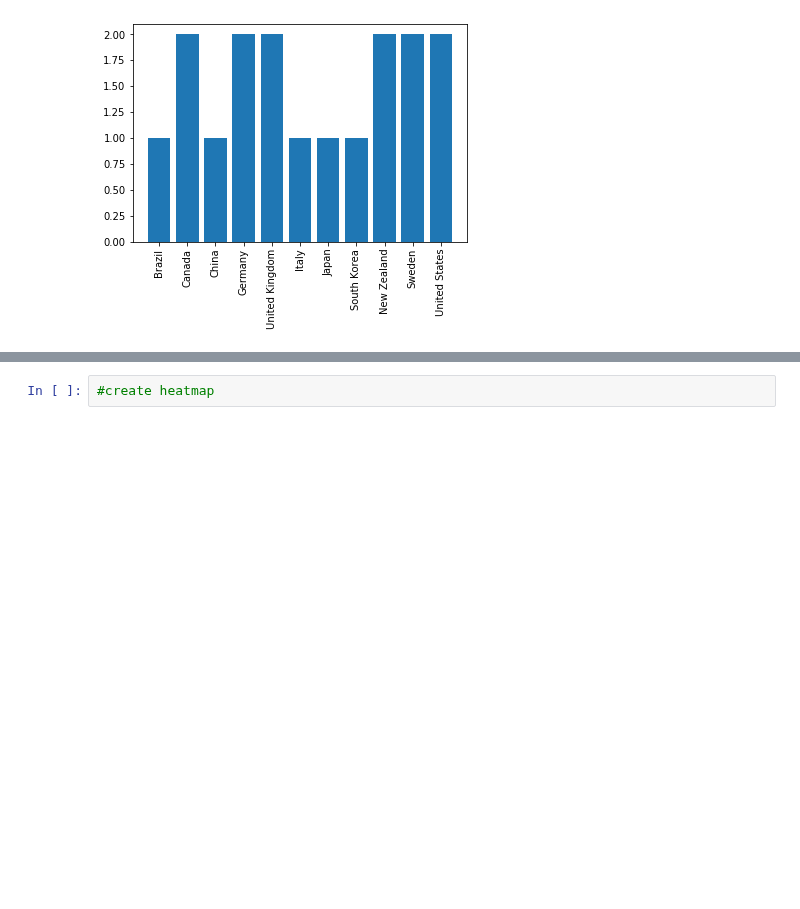
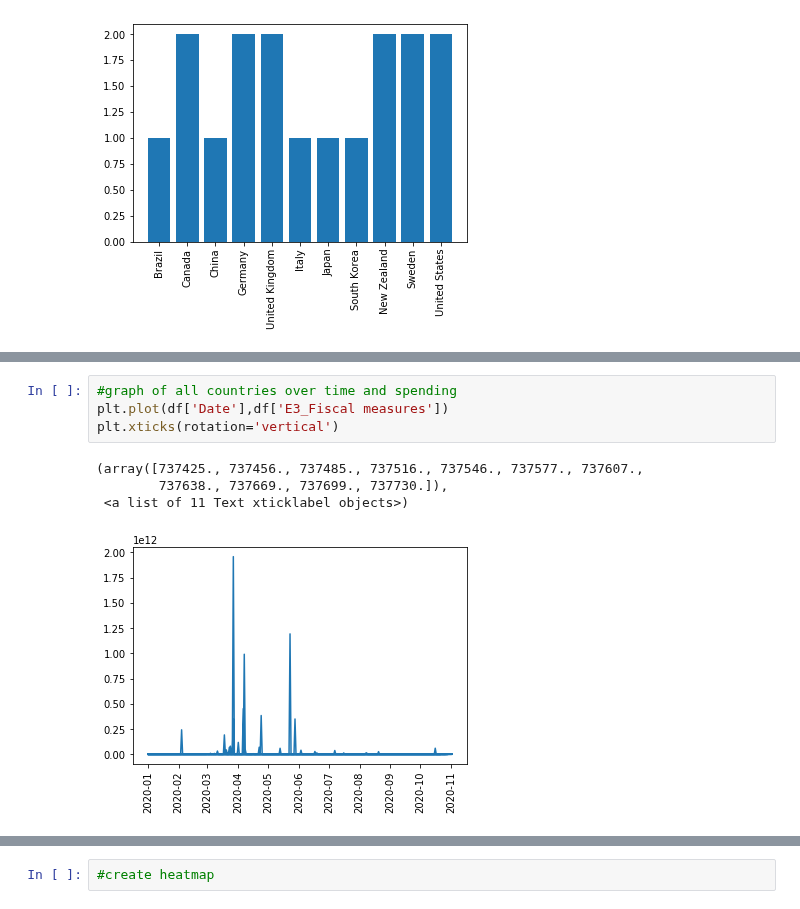
Before and after one commit to rejane-b/Project_1, a Jupyter notebook: Economics.ipynb, the cells around one changed output, grey strips where cells are left out. Drawn from its saved outputs; the diff is of its cells as text; blank space fills up the shorter version.

```diff
--- a/Economics.ipynb
+++ b/Economics.ipynb
@@ -154,0 +147,9 @@ plt.show()
+# %%
+#graph of all countries over time and spending
+plt.plot(df['Date'],df['E3_Fiscal measures'])
+plt.xticks(rotation='vertical')
+# %% [output]
+(array([737425., 737456., 737485., 737516., 737546., 737577., 737607.,
+        737638., 737669., 737699., 737730.]),
+ <a list of 11 Text xticklabel objects>)
+[figure, added]
```
Also changed, not shown: parts of 15 cells of this notebook.
